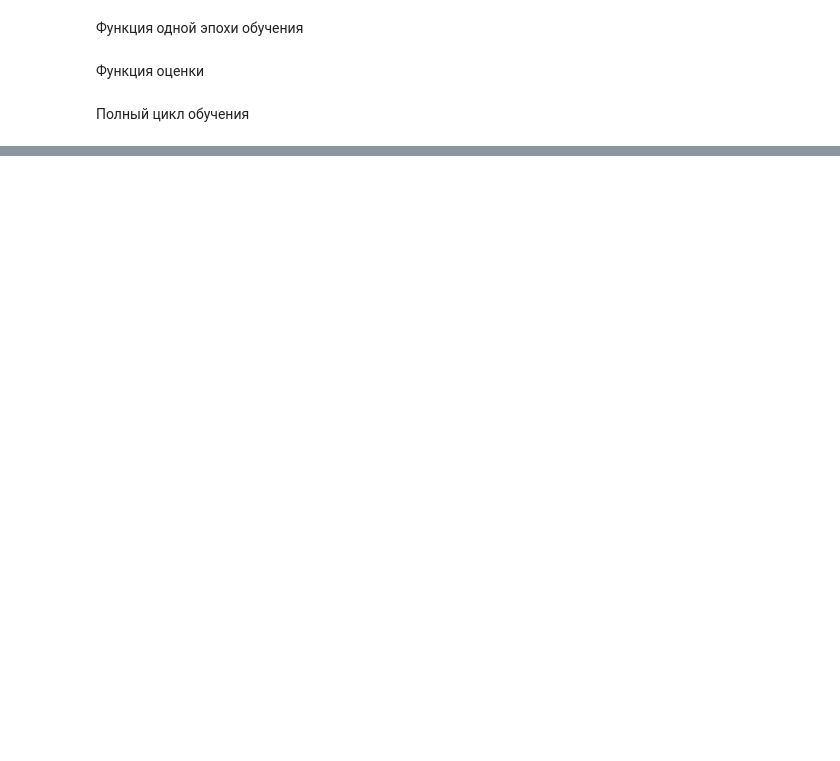
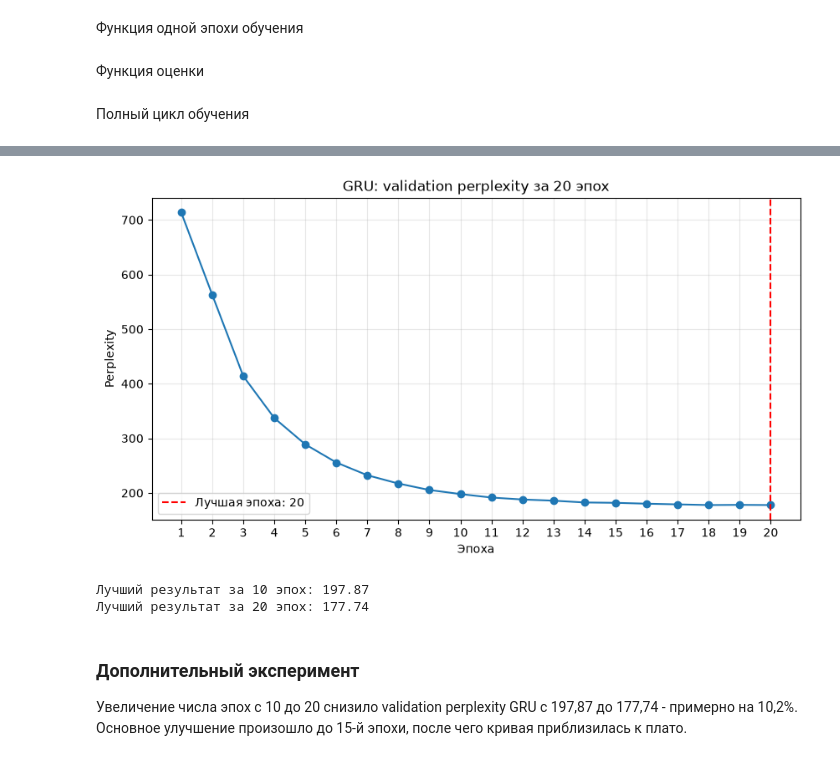
Before and after one commit to Tuinf1/03_ltsm_text_auto-completion-1_project-, a Jupyter notebook: 01_work_test.ipynb, the cells around one changed output, grey strips where cells are left out. Cells and saved outputs as stored; diff of their text form; code cells hidden in the pictures; blank space fills up the shorter version.

```diff
--- a/01_work_test.ipynb
+++ b/01_work_test.ipynb
@@ -1491,0 +1511,9 @@ def fit_model(
+# %%
+for split_name in ["train", "validation", "test"]:
+    used = len(working_dataset[split_name])
+    full = len(cleaned_dataset[split_name])
+
+    print(
+        f"{split_name}: {used:,} из {full:,} "
+        f"({used / full * 100:.1f}%)"
+    )
@@ -1491,0 +2149,10 @@ def fit_model(
+# %%
+MODEL_CONFIG = {
+    "vocab_size": VOCAB_SIZE,
+    "embedding_dim": 128,
+    "hidden_dim": 256,
+    "num_layers": 2,
+    "dropout": 0.2,
+}
+
+print(f"Размер словаря модели: {MODEL_CONFIG['vocab_size']:,}")
@@ -1491,0 +2614,54 @@ def fit_model(
+# %%
+best_epoch_20 = int(
+    gru_history_20.loc[
+        gru_history_20[
+            "validation_perplexity"
+        ].idxmin(),
+        "epoch",
+    ]
+)
+
+best_val_ppl_20 = gru_history_20[
+    "validation_perplexity"
+].min()
+
+plt.figure(figsize=(10, 5))
+
+plt.plot(
+    gru_history_20["epoch"],
+    gru_history_20["validation_perplexity"],
+    marker="o",
+)
+
+plt.axvline(
+    best_epoch_20,
+    color="red",
+    linestyle="--",
+    label=f"Лучшая эпоха: {best_epoch_20}",
+)
+
+plt.title("GRU: validation perplexity за 20 эпох")
+plt.xlabel("Эпоха")
+plt.ylabel("Perplexity")
+plt.xticks(gru_history_20["epoch"])
+plt.grid(alpha=0.3)
+plt.legend()
+plt.show()
+
+print(
+    f"Лучший результат за 10 эпох: "
+    f"{gru_history['validation_perplexity'].min():.2f}"
+)
+
+print(
+    f"Лучший результат за 20 эпох: "
+    f"{best_val_ppl_20:.2f}"
+)
+# %% [output]
+[figure, added]
+Лучший результат за 10 эпох: 197.87
+Лучший результат за 20 эпох: 177.74
+# %% [markdown]
+### Дополнительный эксперимент
+
+Увеличение числа эпох с 10 до 20 снизило validation perplexity GRU с 197,87 до 177,74 - примерно на 10,2%. Основное улучшение произошло до 15-й эпохи, после чего кривая приблизилась к плато.
```
Also changed, not shown: parts of 83 cells of this notebook, 4 other files.
